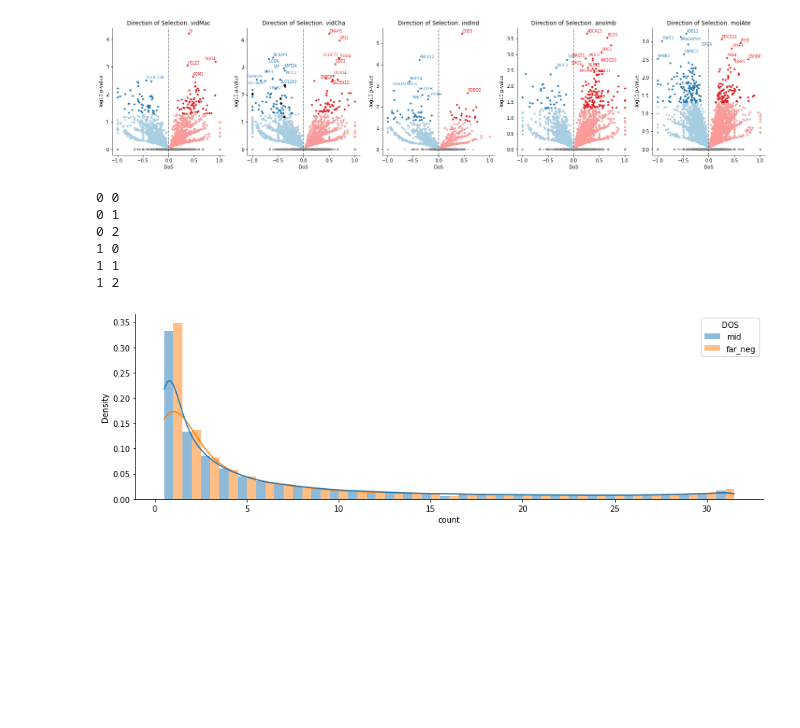
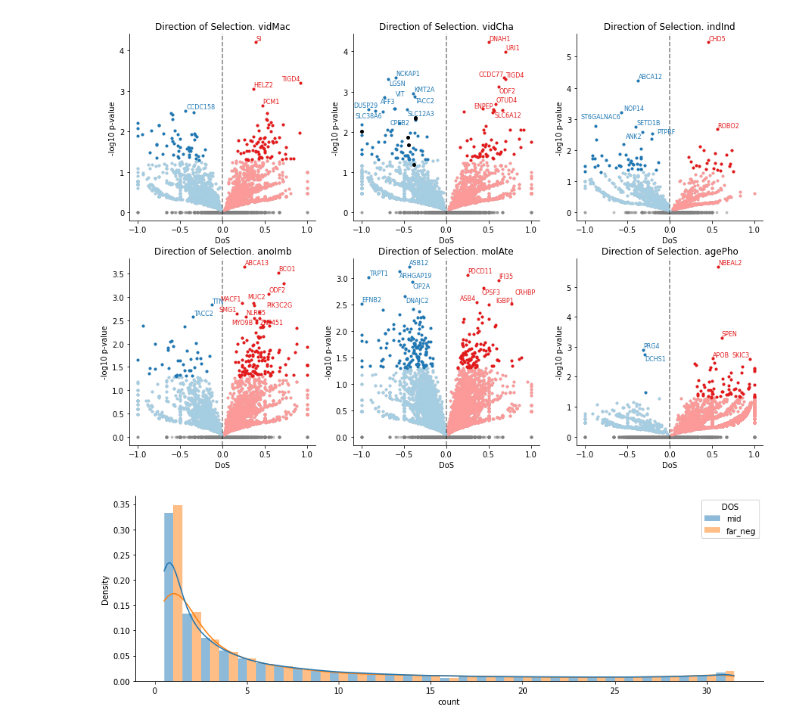
Before and after one commit to osipovarev/Brood_parasites_analysis, a Jupyter notebook: mk_test_analysis.ipynb, the cells around one changed output. Drawn from its saved outputs; the diff is of its cells as text; code cells hidden in the pictures; blank space fills up the shorter version.

```diff
--- a/mk_test_analysis.ipynb
+++ b/mk_test_analysis.ipynb
@@ -33,7 +33,7 @@ wnt_genes = ['ANKRD6', 'BCL9L', 'CPE', 'DAB2', 'DCDC2', 'EDN1', 'EGF', 'FGF2', '
 neuro_genes = ['BTBD9', 'ITSN2', 'SYN3', 'SLC18A2', 'NLGN3', 'OPHN1']
 # %%
 ### Plot DoS from MK test for all 3 clades
-dbs = ['vidMac', 'vidCha', 'indInd', 'anoImb', 'molAte']
+dbs = ['vidMac', 'vidCha', 'indInd', 'anoImb', 'molAte', 'agePho']
 selected_genes = []
 
 fig, axes = plt.subplots(2, 3, figsize=(3*5, 2*5))
@@ -44,7 +44,7 @@ i = 0
 for db in dbs:
     j = i // 3
     k = i % 3
-    axi = axes[i]
+    axi = axes[j][k]
 
     ## Load the data by gene
     dir_path = '/Users/osipova/Documents/LabDocs/Brood_parasites_analysis/'
@@ -80,47 +80,36 @@ for db in dbs:
     sns.scatterplot(ax=axi, data=df_Dneg_lax, x='dos', y='log.pval', linewidth=0, s=15, color=p[0])
     sns.scatterplot(ax=axi, data=df_Dpos_strict, x='dos', y='log.pval', linewidth=0, s=15, color=p[5])
     sns.scatterplot(ax=axi, data=df_Dneg_strict, x='dos', y='log.pval', linewidth=0, s=15, color=p[1])
     if db == 'vidCha':
         sns.scatterplot(ax=axi, data=df_neuro, x='dos', y='log.pval', linewidth=0, s=25, color='k')
 
 
     axi.set_title('Direction of Selection. {}'.format(db))
     axi.set(xlabel='DoS', ylabel='-log10 p-value')
 #     axi.axhline(pval_cutoff, color='k', alpha=0.5, ls='--')
     axi.axvline(0, color='k', alpha=0.5, ls='--')
     sns.despine(fig=None, ax=None, left=False, bottom=False, offset=None, trim=False)
     i += 1
 
     labels = []
     for x, y, g in zip(df_Dpos_strict['dos'], df_Dpos_strict['log.pval'], df_Dpos_strict['gene']):
         if ((y > 2.5) and (not g.startswith('reg_')) and (not g.startswith('LOC'))):
             labels.append(axi.text(x=x, y=y, s=g, color=p[5], size=8))
     adjust_text(labels, ax=axi)
 
     labels = []
     for x, y, g in zip(df_Dneg_strict['dos'], df_Dneg_strict['log.pval'], df_Dneg_strict['gene']):
         if ((y > 2.5) and (not g.startswith('reg_')) and (not g.startswith('LOC'))):
             labels.append(axi.text(x=x, y=y, s=g, color=p[1], size=8))
     adjust_text(labels, ax=axi)
 
 # pdf_name = 'dos.pval_volcanos.mk_test.4_db.pdf'
-pdf_name = 'dos.pval_volcanos.mk_test.5_db.pdf'
+# pdf_name = 'dos.pval_volcanos.mk_test.5_db.pdf'
+pdf_name = 'dos.pval_volcanos.mk_test.6_db.pdf'
 
 # fig.savefig(pdf_name, bbox_inches='tight')
 # %% [output]
-[figure, old version]
+[figure, new version]
-# %%
-for i in range(6):
-    j = i // 3
-    k = i % 3
-    print(j, k)
-# %% [output]
-0 0
-0 1
-0 2
-1 0
-1 1
-1 2
 # %%
 ## Check TajimaD and AF distributions for DoS < 0 and DoS > 0
 db = 'indInd'
```
Also changed, not shown: 3 other files.
